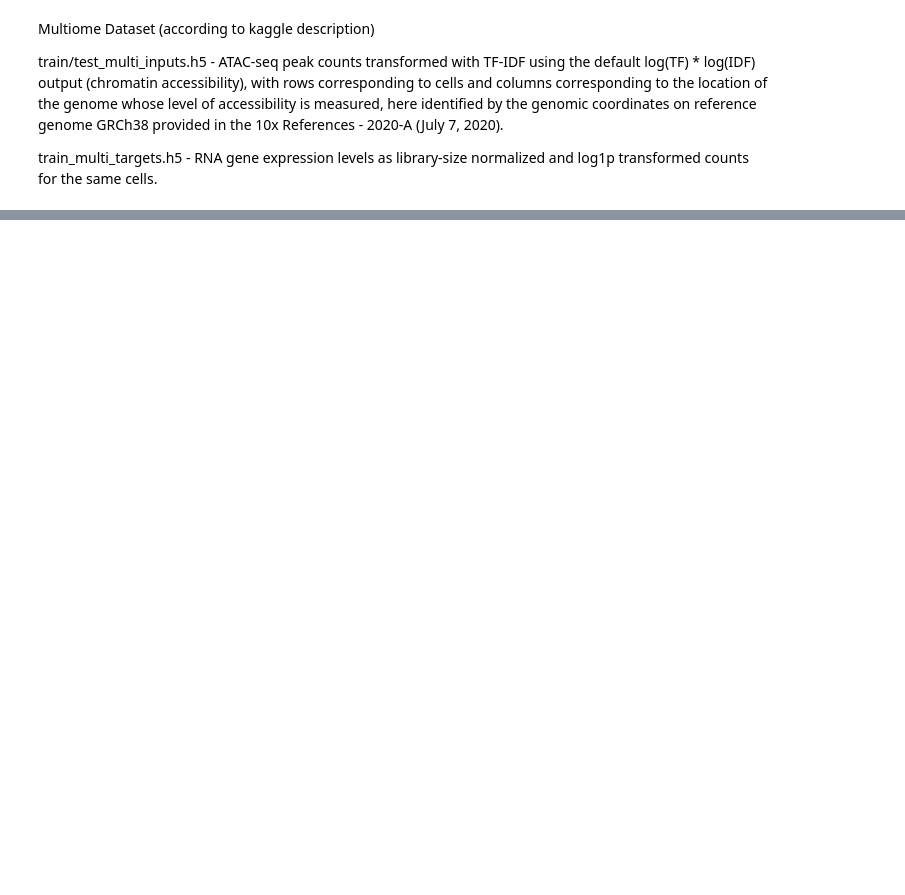
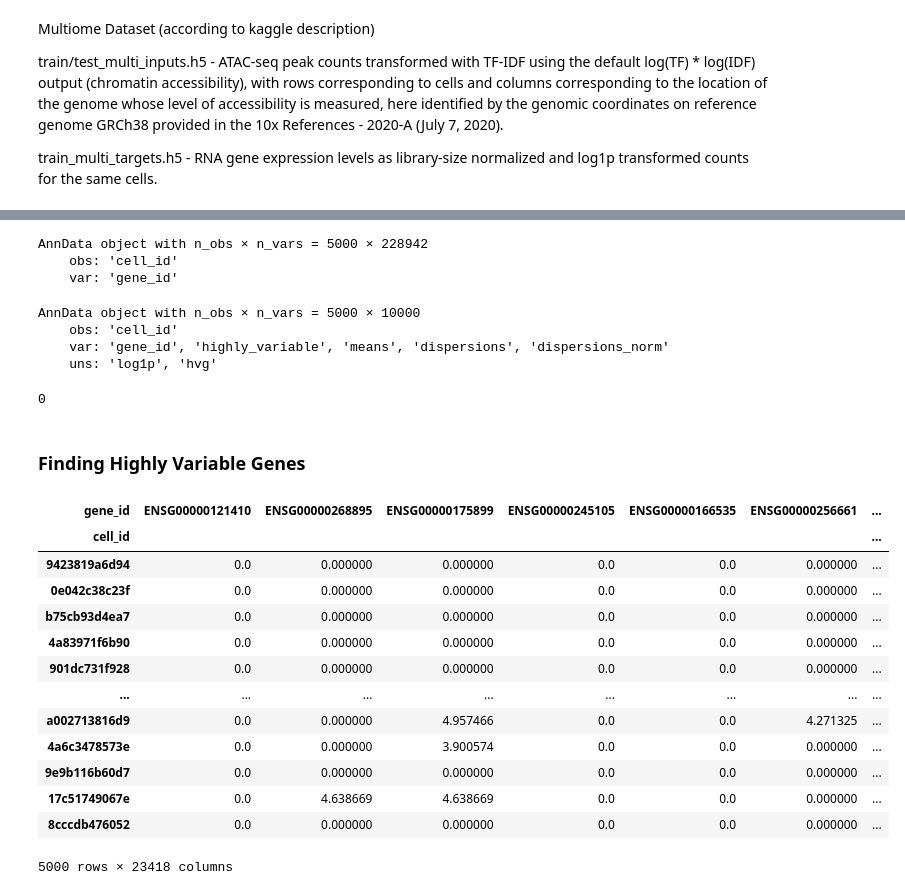
Before and after one commit to amiralism7/peak-accessibility-and-gene-expression-prediction, a Jupyter notebook: Enformer.ipynb, the cells around one changed output, grey strips where cells are left out. Drawn from its saved outputs; the diff is of its cells as text; code cells hidden in the pictures; blank space fills up the shorter version.

```diff
--- a/Enformer.ipynb
+++ b/Enformer.ipynb
@@ -79,0 +126,2 @@ import muon
+# %%
+DATA_LENGTH = 105942
@@ -100,7 +165,3 @@ Multiome Dataset (according to kaggle description)
 train/test_multi_inputs.h5 - ATAC-seq peak counts transformed with TF-IDF using the default log(TF) * log(IDF) output (chromatin accessibility), with rows corresponding to cells and columns corresponding to the location of the genome whose level of accessibility is measured, here identified by the genomic coordinates on reference genome GRCh38 provided in the 10x References - 2020-A (July 7, 2020).
 
 train_multi_targets.h5 - RNA gene expression levels as library-size normalized and log1p transformed counts for the same cells.
-# %%
-# loading a part of input from training set using pandas (it couldn't be opened using scanpy)
-df_multi_train_partial = pd.read_hdf("/content/data/train_multi_inputs.h5", start=0, stop=1000)
-df_multi_train_partial.head(3)
@@ -266,0 +174,13 @@ Estimated Total Size (MB): 53725.26
+# %%
+np.random.seed(1)
+sample_df_atac = pd.DataFrame([])
+
+for i in range(5):
+    random_index = np.random.randint(0, DATA_LENGTH-1000)
+    df_multi_train_partial = pd.read_hdf(
+        os.path.join(data_dir, "train_multi_inputs.h5"), start=random_index, stop=random_index+1000
+    )
+    sample_df_atac = pd.concat([sample_df_atac, df_multi_train_partial])
+
+gc.collect()
+sample_df_atac
@@ -266,0 +202,22 @@ Estimated Total Size (MB): 53725.26
+# %%
+# Creating AnnData Object
+adata_sample_atac = sc.AnnData(sample_df_atac,
+    sample_df_atac.index.to_frame(),
+    sample_df_atac.columns.to_frame())
+adata_sample_atac
+# %% [output]
+AnnData object with n_obs × n_vars = 5000 × 228942
+    obs: 'cell_id'
+    var: 'gene_id'
+# %%
+sc.pp.normalize_total(adata_sample_atac, target_sum=1e4)
+sc.pp.log1p(adata_sample_atac)
+sc.pp.highly_variable_genes(adata_sample_atac, n_top_genes=10000)
+
+adata_atac_hvf = adata_sample_atac[:, adata_sample_atac.var.highly_variable].copy()
+adata_atac_hvf
+# %% [output]
+AnnData object with n_obs × n_vars = 5000 × 10000
+    obs: 'cell_id'
+    var: 'gene_id', 'highly_variable', 'means', 'dispersions', 'dispersions_norm'
+    uns: 'log1p', 'hvg'
@@ -266,0 +226,35 @@ Estimated Total Size (MB): 53725.26
+# %%
+del adata_atac_hvf, adata_sample_atac, sample_df_atac, df_multi_train_partial
+gc.collect()
+# %% [output]
+0
+# %% [markdown]
+### Finding Highly Variable Genes
+# %%
+np.random.seed(1)
+sample_df_rna = pd.DataFrame([])
+
+for i in range(5):
+    random_index = np.random.randint(0, DATA_LENGTH-1000)
+    df_multi_train_partial = pd.read_hdf(
+        os.path.join(data_dir, "train_multi_targets.h5"), start=random_index, stop=random_index+1000
+    )
+    sample_df_rna = pd.concat([sample_df_rna, df_multi_train_partial])
+
+gc.collect()
+sample_df_rna
+# %% [output]
+| gene_id | ENSG00000121410 | ENSG00000268895 | ENSG00000175899 | ENSG00000245105 | ENSG00000166535 | ENSG00000256661 | ... |
+| cell_id |  |  |  |  |  |  | ... |
+| 9423819a6d94 | 0.0 | 0.000000 | 0.000000 | 0.0 | 0.0 | 0.000000 | ... |
+| 0e042c38c23f | 0.0 | 0.000000 | 0.000000 | 0.0 | 0.0 | 0.000000 | ... |
+| b75cb93d4ea7 | 0.0 | 0.000000 | 0.000000 | 0.0 | 0.0 | 0.000000 | ... |
+| 4a83971f6b90 | 0.0 | 0.000000 | 0.000000 | 0.0 | 0.0 | 0.000000 | ... |
+| 901dc731f928 | 0.0 | 0.000000 | 0.000000 | 0.0 | 0.0 | 0.000000 | ... |
+| ... | ... | ... | ... | ... | ... | ... | ... |
+| a002713816d9 | 0.0 | 0.000000 | 4.957466 | 0.0 | 0.0 | 4.271325 | ... |
+| 4a6c3478573e | 0.0 | 0.000000 | 3.900574 | 0.0 | 0.0 | 0.000000 | ... |
+| 9e9b116b60d7 | 0.0 | 0.000000 | 0.000000 | 0.0 | 0.0 | 0.000000 | ... |
+| 17c51749067e | 0.0 | 4.638669 | 4.638669 | 0.0 | 0.0 | 0.000000 | ... |
+| 8cccdb476052 | 0.0 | 0.000000 | 0.000000 | 0.0 | 0.0 | 0.000000 | ... |
+5000 rows × 23418 columns
```
Also changed, not shown: parts of 131 cells of this notebook.
